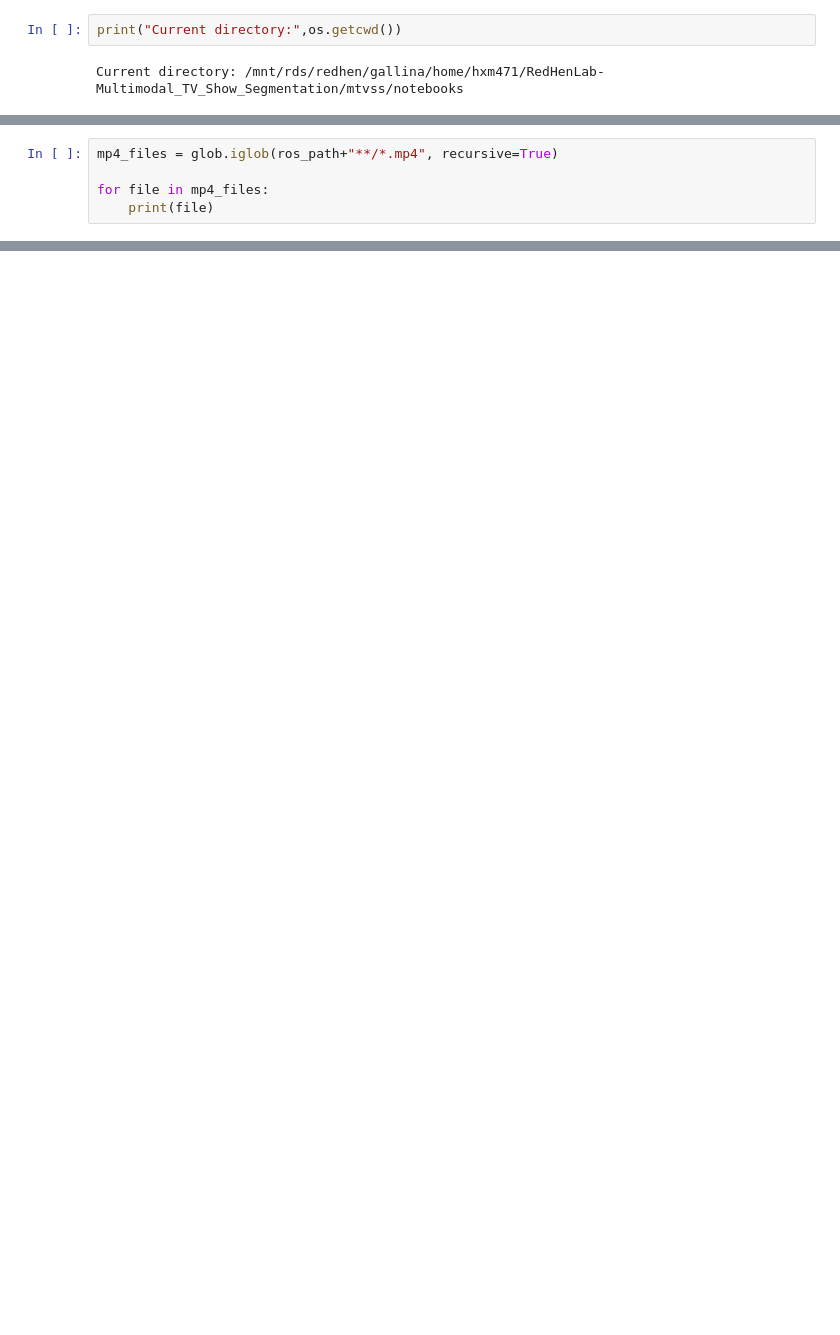
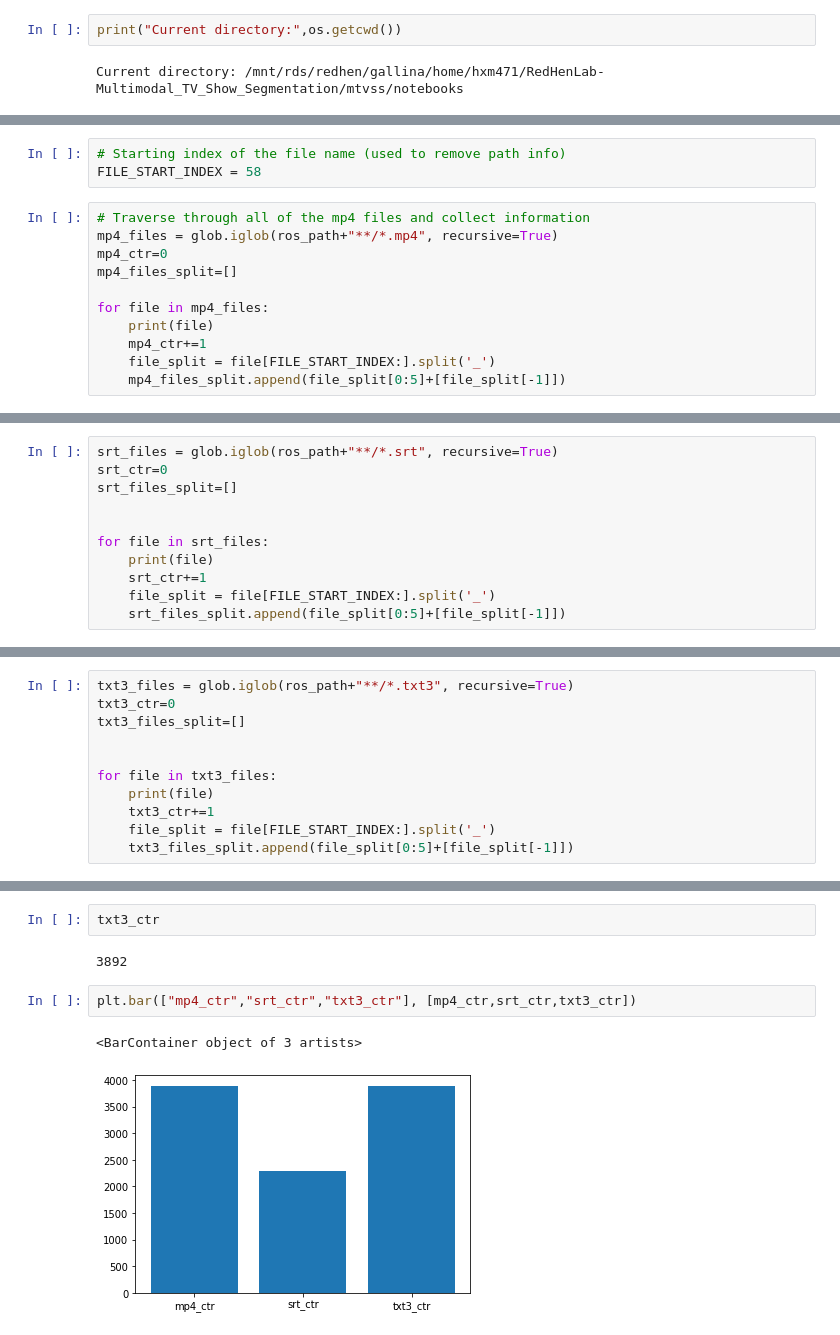
Before and after one commit to Harsh188/GSoC-RedHenLab-MTVSS-2022, a Jupyter notebook: mtvss/notebooks/EDA.ipynb, the cells around one changed output, grey strips where cells are left out. Cells and saved outputs as stored; diff of their text form; blank space fills up the shorter version.

Commit message:
Added bar charts for mp4 files

```diff
--- a/mtvss/notebooks/EDA.ipynb
+++ b/mtvss/notebooks/EDA.ipynb
@@ -33,8 +34,17 @@ True
+# %%
+# Starting index of the file name (used to remove path info)
+FILE_START_INDEX = 58
 # %%
+# Traverse through all of the mp4 files and collect information
 mp4_files = glob.iglob(ros_path+"**/*.mp4", recursive=True)
+mp4_ctr=0
+mp4_files_split=[]
 
 for file in mp4_files:
     print(file)
+    mp4_ctr+=1
+    file_split = file[FILE_START_INDEX:].split('_')
+    mp4_files_split.append(file_split[0:5]+[file_split[-1]])
 # %% [output]
 /mnt/rds/redhen/gallina/Rosenthal/1972/1972-07/1972-07-01/1972-07-01_0000_US_00010144_V0_U1_M9_EG1_DB.mp4
 /mnt/rds/redhen/gallina/Rosenthal/1972/1972-10/1972-10-06/1972-10-06_0000_US_00016471_V0_VHS16_MB13_H15_JS.mp4
@@ -63,0 +66,11 @@ for file in mp4_files:
+# %%
+srt_files = glob.iglob(ros_path+"**/*.srt", recursive=True)
+srt_ctr=0
+srt_files_split=[]
+
+
+for file in srt_files:
+    print(file)
+    srt_ctr+=1
+    file_split = file[FILE_START_INDEX:].split('_')
+    srt_files_split.append(file_split[0:5]+[file_split[-1]])
@@ -63,0 +95,11 @@ for file in mp4_files:
+# %%
+txt3_files = glob.iglob(ros_path+"**/*.txt3", recursive=True)
+txt3_ctr=0
+txt3_files_split=[]
+
+
+for file in txt3_files:
+    print(file)
+    txt3_ctr+=1
+    file_split = file[FILE_START_INDEX:].split('_')
+    txt3_files_split.append(file_split[0:5]+[file_split[-1]])
@@ -63,0 +134,9 @@ for file in mp4_files:
+# %%
+txt3_ctr
+# %% [output]
+3892
+# %%
+plt.bar(["mp4_ctr","srt_ctr","txt3_ctr"], [mp4_ctr,srt_ctr,txt3_ctr])
+# %% [output]
+<BarContainer object of 3 artists>
+[figure, added]
```
Also changed, not shown: parts of 21 cells of this notebook.
